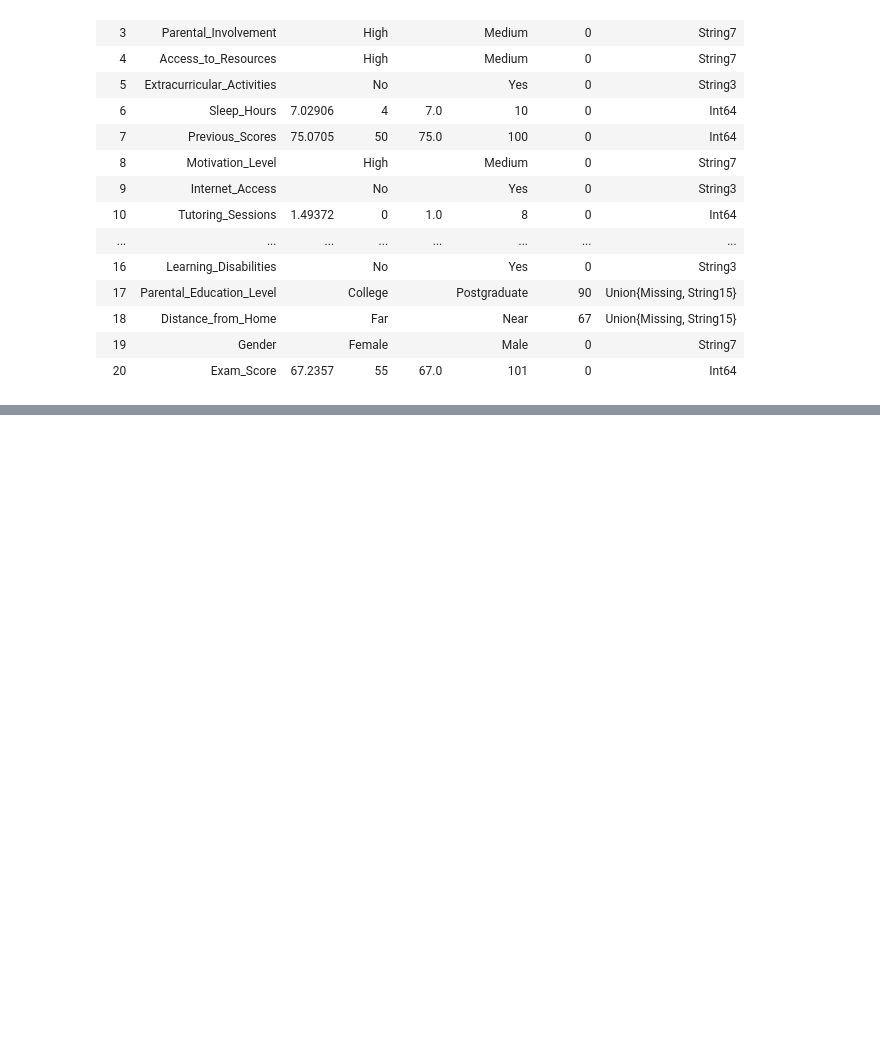
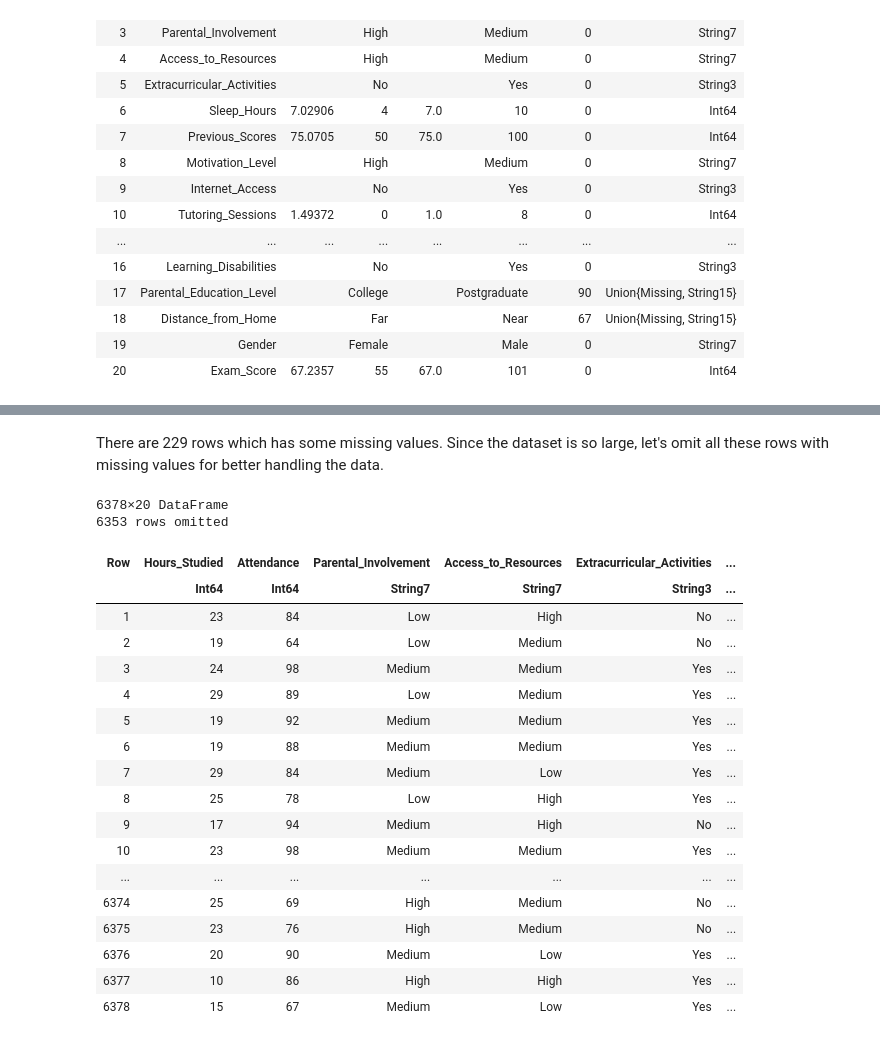
Before and after one commit to Jasper-Johansen/data_analysis_using_julia, a Jupyter notebook: Data_Analysis.ipynb, the cells around one changed output, grey strips where cells are left out. Cells and saved outputs as stored; diff of their text form; code cells hidden in the pictures; blank space fills up the shorter version.

```diff
--- a/Data_Analysis.ipynb
+++ b/Data_Analysis.ipynb
@@ -107,0 +117,26 @@ Unique values for Exam_Score:,values
+# %% [markdown]
+There are 229 rows which has some missing values. Since the dataset is so large, let's omit all these rows with missing values for better handling the data.
+# %%
+# Remove rows with missing values
+df = dropmissing(df)
+# %% [output]
+6378×20 DataFrame
+6353 rows omitted
+| Row | Hours_Studied | Attendance | Parental_Involvement | Access_to_Resources | Extracurricular_Activities | ... |
+|  | Int64 | Int64 | String7 | String7 | String3 | ... |
+| 1 | 23 | 84 | Low | High | No | ... |
+| 2 | 19 | 64 | Low | Medium | No | ... |
+| 3 | 24 | 98 | Medium | Medium | Yes | ... |
+| 4 | 29 | 89 | Low | Medium | Yes | ... |
+| 5 | 19 | 92 | Medium | Medium | Yes | ... |
+| 6 | 19 | 88 | Medium | Medium | Yes | ... |
+| 7 | 29 | 84 | Medium | Low | Yes | ... |
+| 8 | 25 | 78 | Low | High | Yes | ... |
+| 9 | 17 | 94 | Medium | High | No | ... |
+| 10 | 23 | 98 | Medium | Medium | Yes | ... |
+| ... | ... | ... | ... | ... | ... | ... |
+| 6374 | 25 | 69 | High | Medium | No | ... |
+| 6375 | 23 | 76 | High | Medium | No | ... |
+| 6376 | 20 | 90 | Medium | Low | Yes | ... |
+| 6377 | 10 | 86 | High | High | Yes | ... |
+| 6378 | 15 | 67 | Medium | Low | Yes | ... |
```
Also changed, not shown: parts of 2 cells of this notebook.
